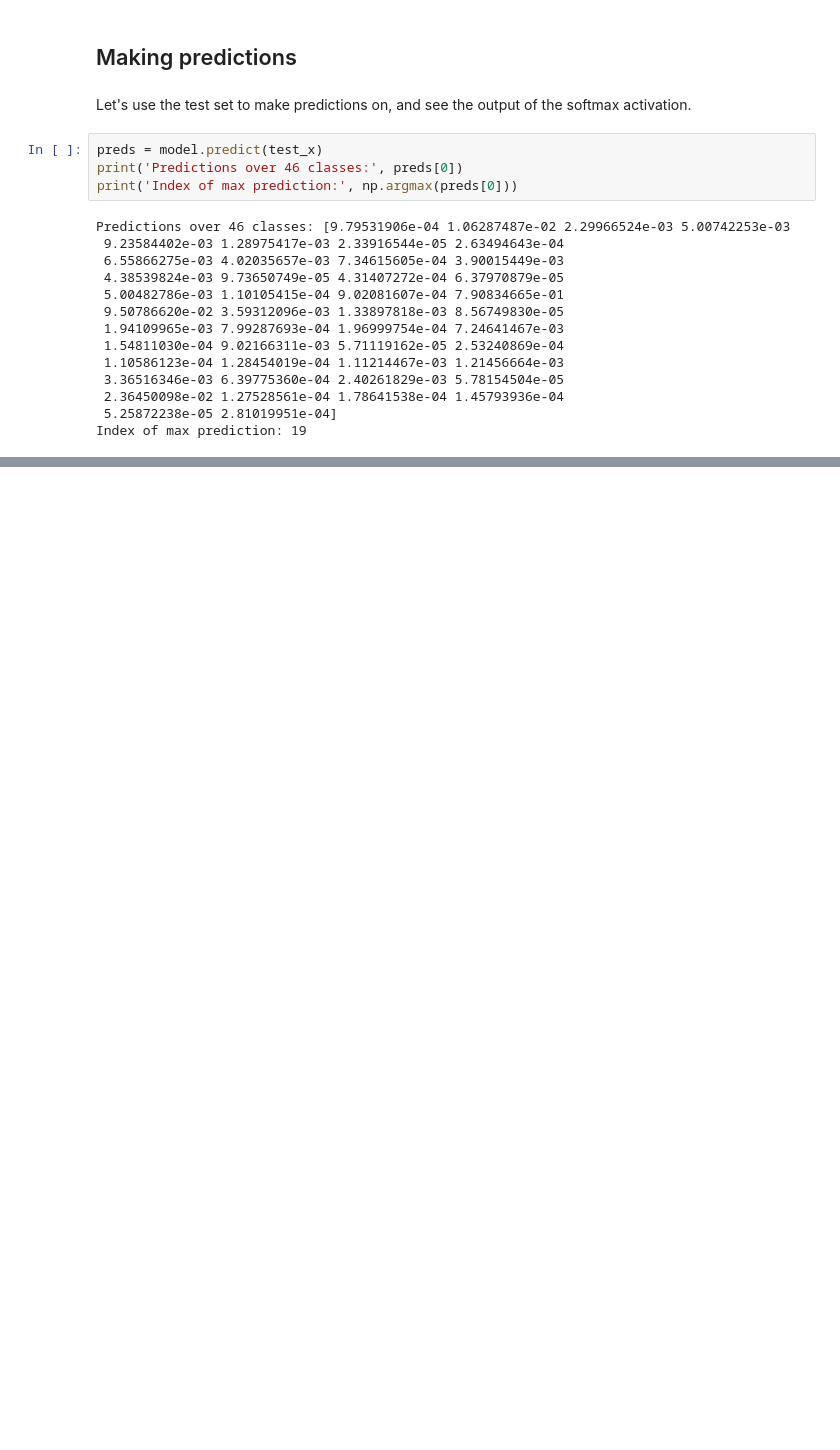
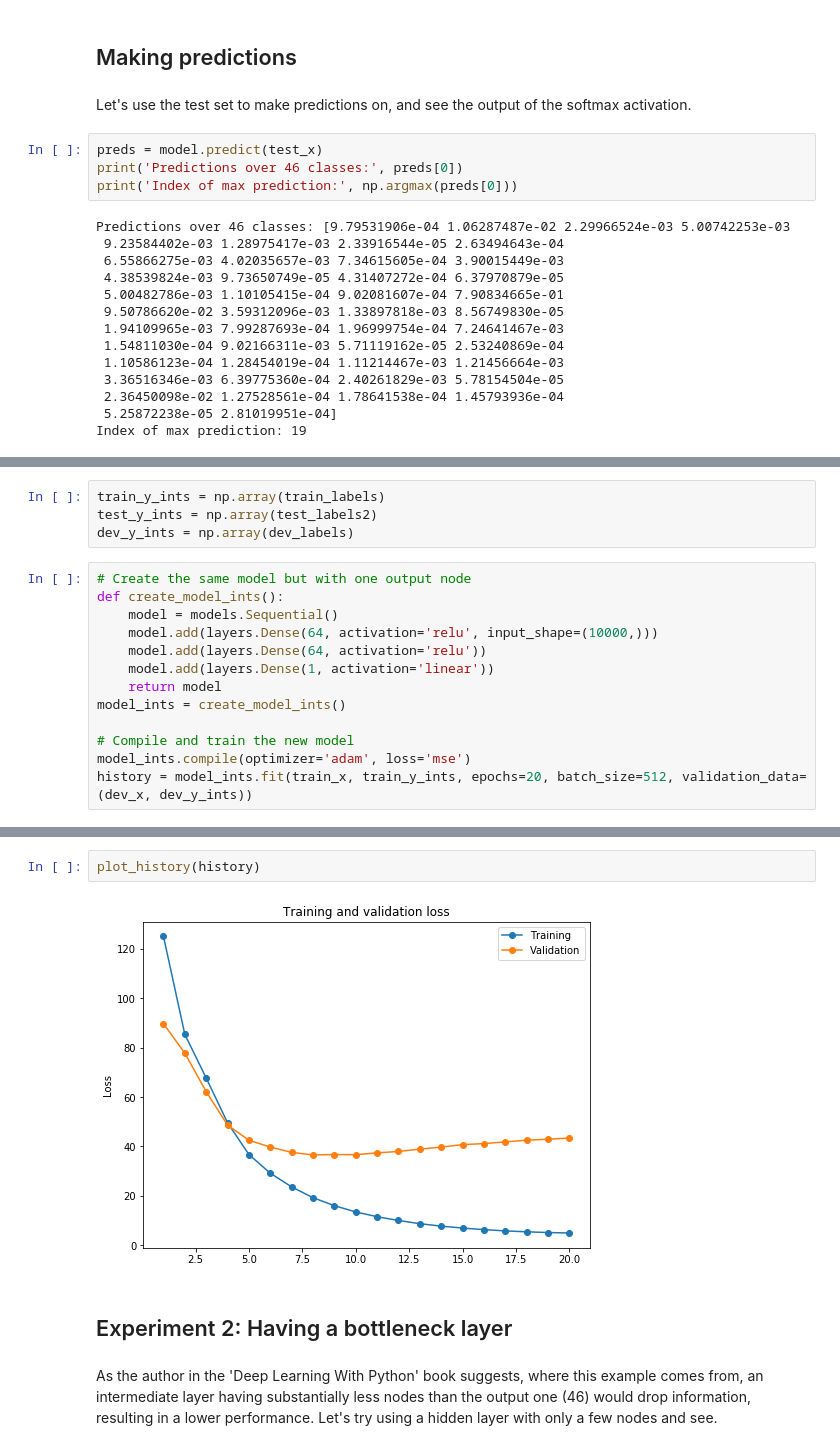
Before and after one commit to mappls/Playfield, a Jupyter notebook: keras/2_classify_newswires.ipynb, the cells around one changed output, grey strips where cells are left out. Cells and saved outputs as stored; diff of their text form; blank space fills up the shorter version.

Commit message:
Second classification example done

```diff
--- a/keras/classify_newswires.ipynb
+++ b/keras/2_classify_newswires.ipynb
@@ -198,0 +235,17 @@ Index of max prediction: 19
+# %%
+train_y_ints = np.array(train_labels)
+test_y_ints = np.array(test_labels2)
+dev_y_ints = np.array(dev_labels)
+# %%
+# Create the same model but with one output node
+def create_model_ints():
+    model = models.Sequential()
+    model.add(layers.Dense(64, activation='relu', input_shape=(10000,)))
+    model.add(layers.Dense(64, activation='relu'))
+    model.add(layers.Dense(1, activation='linear'))
+    return model
+model_ints = create_model_ints()
+
+# Compile and train the new model
+model_ints.compile(optimizer='adam', loss='mse')
+history = model_ints.fit(train_x, train_y_ints, epochs=20, batch_size=512, validation_data=(dev_x, dev_y_ints))
@@ -198,0 +270,8 @@ Index of max prediction: 19
+# %%
+plot_history(history)
+# %% [output]
+[figure, added]
+# %% [markdown]
+## Experiment 2: Having a bottleneck layer
+# %% [markdown]
+As the author in the 'Deep Learning With Python' book suggests, where this example comes from, an intermediate layer having substantially less nodes than the output one (46) would drop information, resulting in a lower performance. Let's try using a hidden layer with only a few nodes and see.
```
Also changed, not shown: parts of 8 cells of this notebook, 1 other file.
